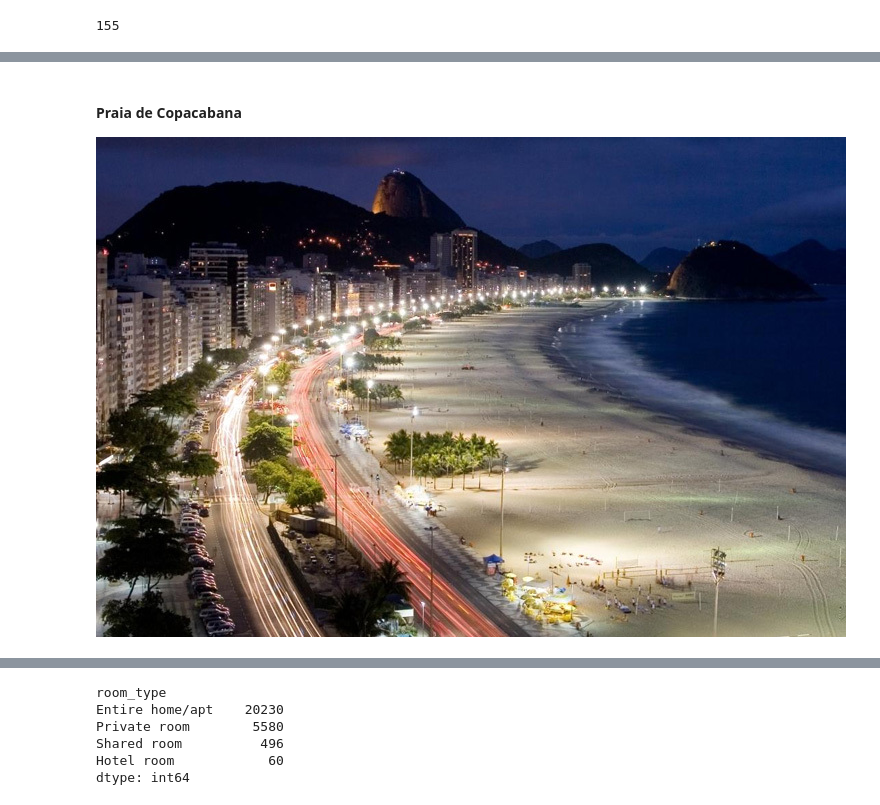
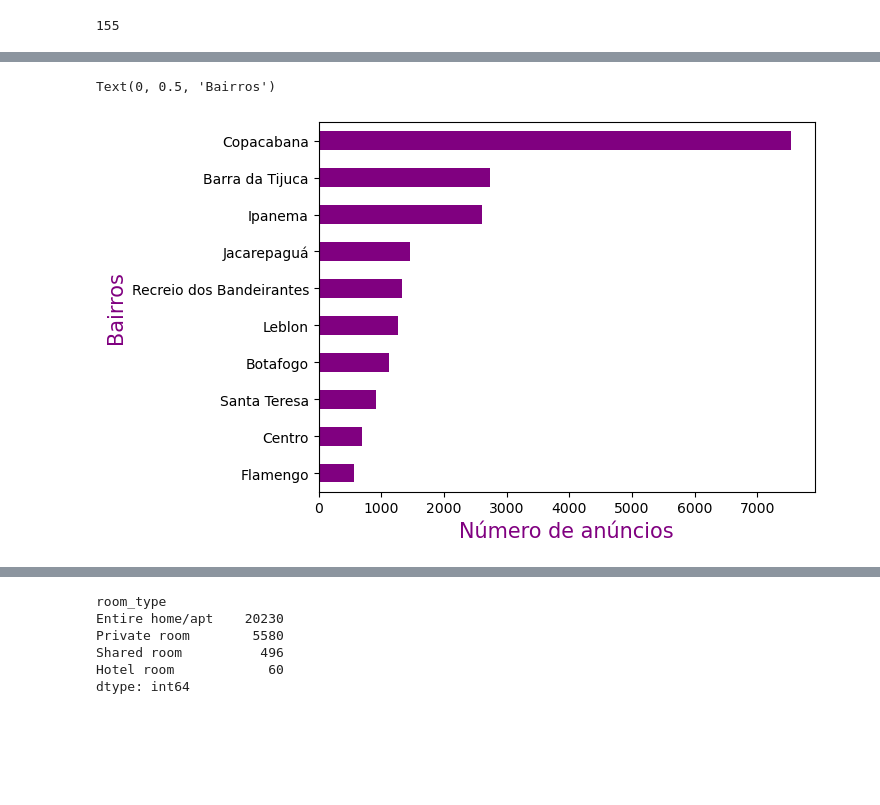
Before and after one commit to paulojr86/AnaliseDeDados-AirBnB-RJ, a Jupyter notebook: AnaliseDeDados-AirBnB-RJ.ipynb, the cells around one changed output, grey strips where cells are left out. Drawn from its saved outputs; the diff is of its cells as text; code cells hidden in the pictures; blank space fills up the shorter version.

```diff
--- a/AnaliseDeDados-AirBnB-RJ.ipynb
+++ b/AnaliseDeDados-AirBnB-RJ.ipynb
@@ -146,3 +139,10 @@ top10.plot(kind='barh',color='purple').invert_yaxis()
-# %% [markdown]
-#### Praia de Copacabana
-![copacabana.jpg](attachment:copacabana.jpg)
+# %%
+#Copacabana é o bairro com mais anúncios de aluguel de curta temporada no Rio de Janeiro. Como demonstra o gráfico:
+top10 = df_bairros[0:10]
+
+top10.plot(kind='barh',color='purple').invert_yaxis()
+plt.xlabel("Número de anúncios", color = "purple", fontsize = 15, horizontalalignment = "center")
+plt.ylabel("Bairros", color = "purple", fontsize = 15, horizontalalignment = "center")
+# %% [output]
+Text(0, 0.5, 'Bairros')
+[figure, added]
```
Also changed, not shown: parts of 21 cells of this notebook.
